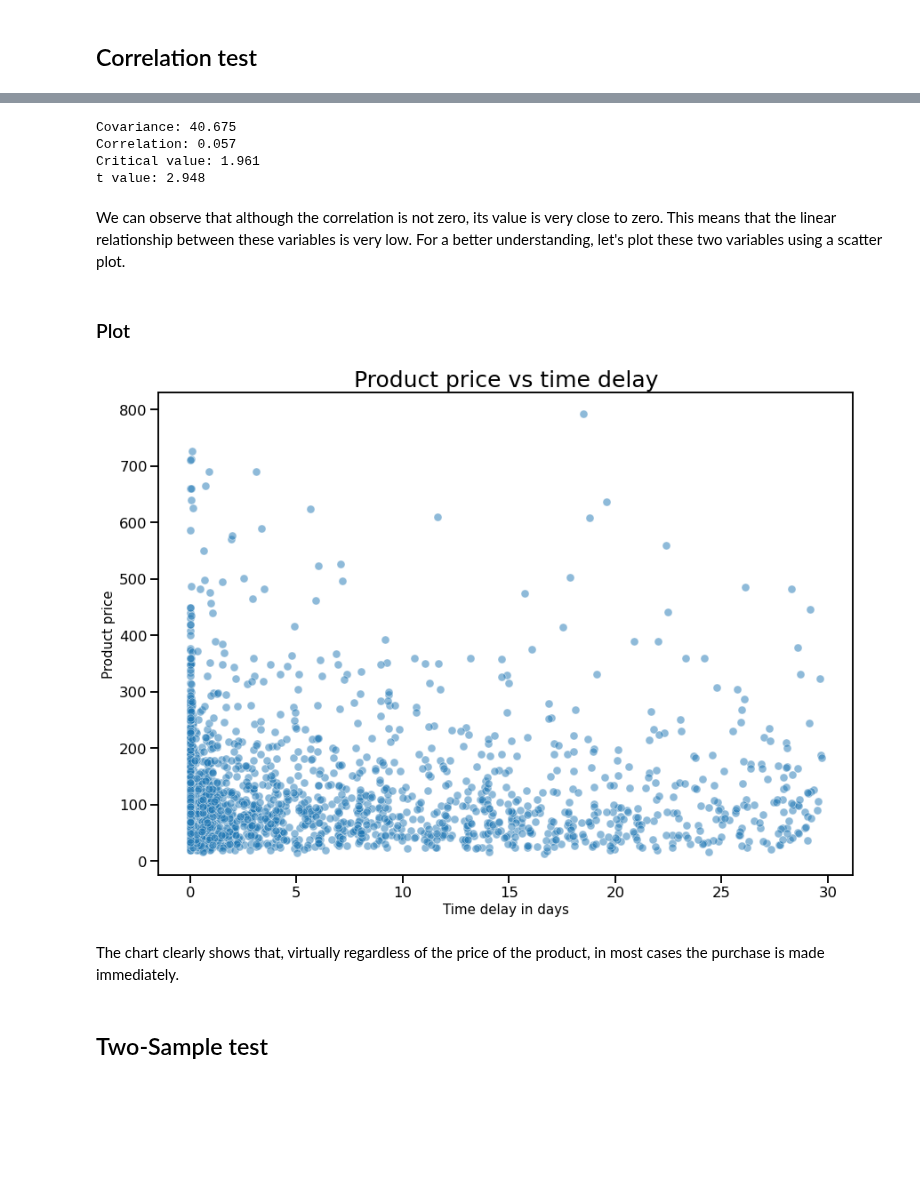
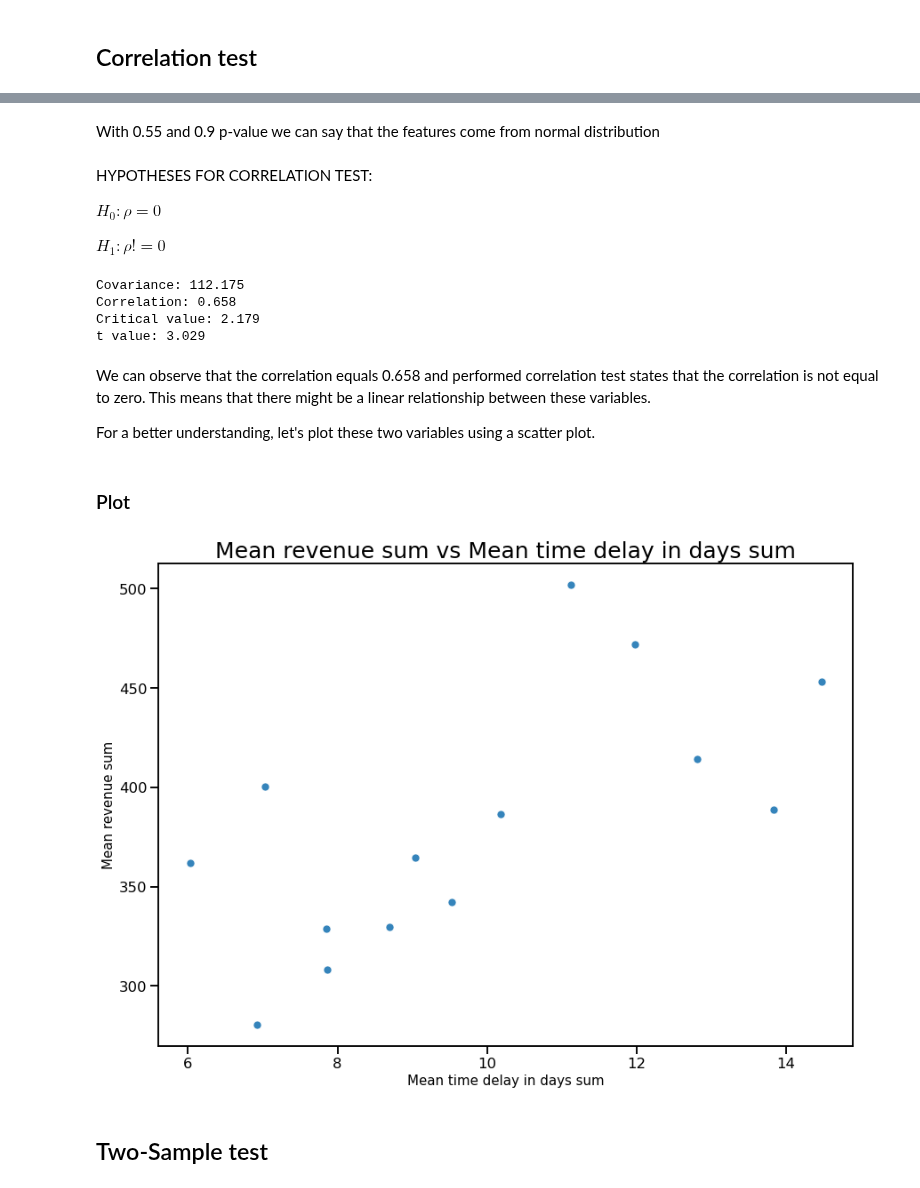
Before and after one commit to anras5/Criteo-Search-Data, a Jupyter notebook: main_notebook.ipynb, the cells around one changed output, grey strips where cells are left out. Saved outputs shown, nothing was run; the diff lists cells and outputs as text; code cells hidden in the pictures; blank space fills up the shorter version.

Commit message:
Update correlation test

```diff
--- a/main_notebook.ipynb
+++ b/main_notebook.ipynb
@@ -185,7 +185,7 @@ df_nans_encoded.click_timestamp = pd.to_datetime(df_nans_encoded.click_timestamp
 df_nans_encoded['day'] = df_nans_encoded.click_timestamp.dt.date
 df_eda = df_nans_encoded.groupby(['day', 'product_id']).agg({'Sale' : 'size',
                                                          'SalesAmountInEuro': 'sum',
-                                                         'time_delay_for_conversion': 'mean',
+                                                         'time_delay_for_conversion': ['sum', 'mean'],
                                                          'nb_clicks_1week': 'mean',
                                                          'product_price': ['sum', 'mean'],
                                                          'product_age_group': 'mean',
@@ -357,0 +352,12 @@ $ H_1 : \rho != 0 $
+# %%
+# create dataframe with week averages
+df_cor_test = df_eda[['day', 'SalesAmountInEuro_sum', 'time_delay_for_conversion_sum']]
+df_cor_test.day = pd.to_datetime(df_cor_test.day)
+df_cor_test.set_index('day', inplace=True)
+df_week_avg_cor_test = df_cor_test.groupby(pd.Grouper(freq='1W')).mean()
+df_week_avg_cor_test.reset_index(inplace=True)
+
+df_week_avg_cor_test.time_delay_for_conversion_sum = df_week_avg_cor_test.time_delay_for_conversion_sum / (60*60*24) # in days
+
+time = df_week_avg_cor_test.time_delay_for_conversion_sum
+price = df_week_avg_cor_test.SalesAmountInEuro_sum
@@ -358,6 +377,12 @@ $ H_1 : \rho != 0 $
+# %% [markdown]
+With 0.55 and 0.9 p-value we can say that the features come from normal distribution
+# %% [markdown]
+HYPOTHESES FOR CORRELATION TEST:
+
+$ H_0 : \rho = 0 $
+
+$ H_1 : \rho != 0 $
 # %%
-time = df_eda.time_delay_days
-price = df_eda.product_price_mean
 alpha = 0.05
 n = len(time)
 
@@ -372,27 +397,27 @@ T = correlation*np.sqrt(n-2) / np.sqrt(1 - correlation**2)
 print(f'Critical value: {crit_value:.3f}')
 print(f't value: {T:.3f}')
 # %% [output]
-Covariance: 40.675
-Correlation: 0.057
-Critical value: 1.961
-t value: 2.948
+Covariance: 112.175
+Correlation: 0.658
+Critical value: 2.179
+t value: 3.029
 # %% [markdown]
-We can observe that although the correlation is not zero, its value is very close to zero. This means that the linear relationship between these variables is very low. For a better understanding, let's plot these two variables using a scatter plot.
+We can observe that the correlation equals 0.658 and performed correlation test states that the correlation is not equal to zero. This means that there might be a linear relationship between these variables.
+
+For a better understanding, let's plot these two variables using a scatter plot.
 # %% [markdown]
 ### Plot
 # %%
 plt.figure(figsize=(14, 10))
 
 sns.set_context("talk")
-sns.scatterplot(x='time_delay_days', y='product_price_mean', data=df_eda, alpha=0.5)
-plt.title("Product price vs time delay", fontsize=25)
-plt.xlabel("Time delay in days", fontsize=15)
-plt.ylabel("Product price", fontsize=15)
+sns.scatterplot(x='time_delay_for_conversion_sum', y='SalesAmountInEuro_sum', data=df_week_avg_cor_test, alpha=0.9)
+plt.title("Mean revenue sum vs Mean time delay in days sum", fontsize=25)
+plt.xlabel("Mean time delay in days sum", fontsize=15)
+plt.ylabel("Mean revenue sum", fontsize=15)
 plt.show()
 # %% [output]
-[figure, old version]
+[figure, new version]
-# %% [markdown]
-The chart clearly shows that, virtually regardless of the price of the product, in most cases the purchase is made immediately.
 # %% [markdown]
 ## Two-Sample test
 # %% [markdown]
```
Also changed, not shown: parts of 6 cells of this notebook.
